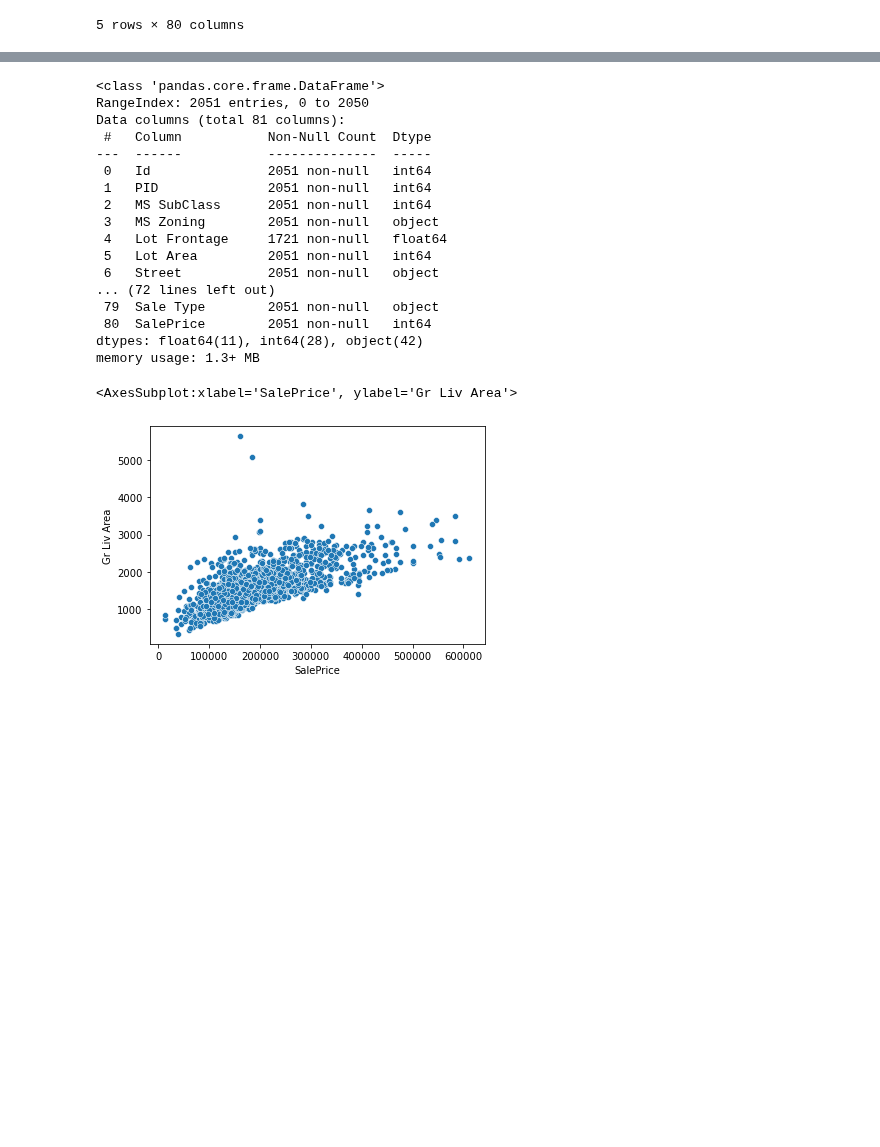
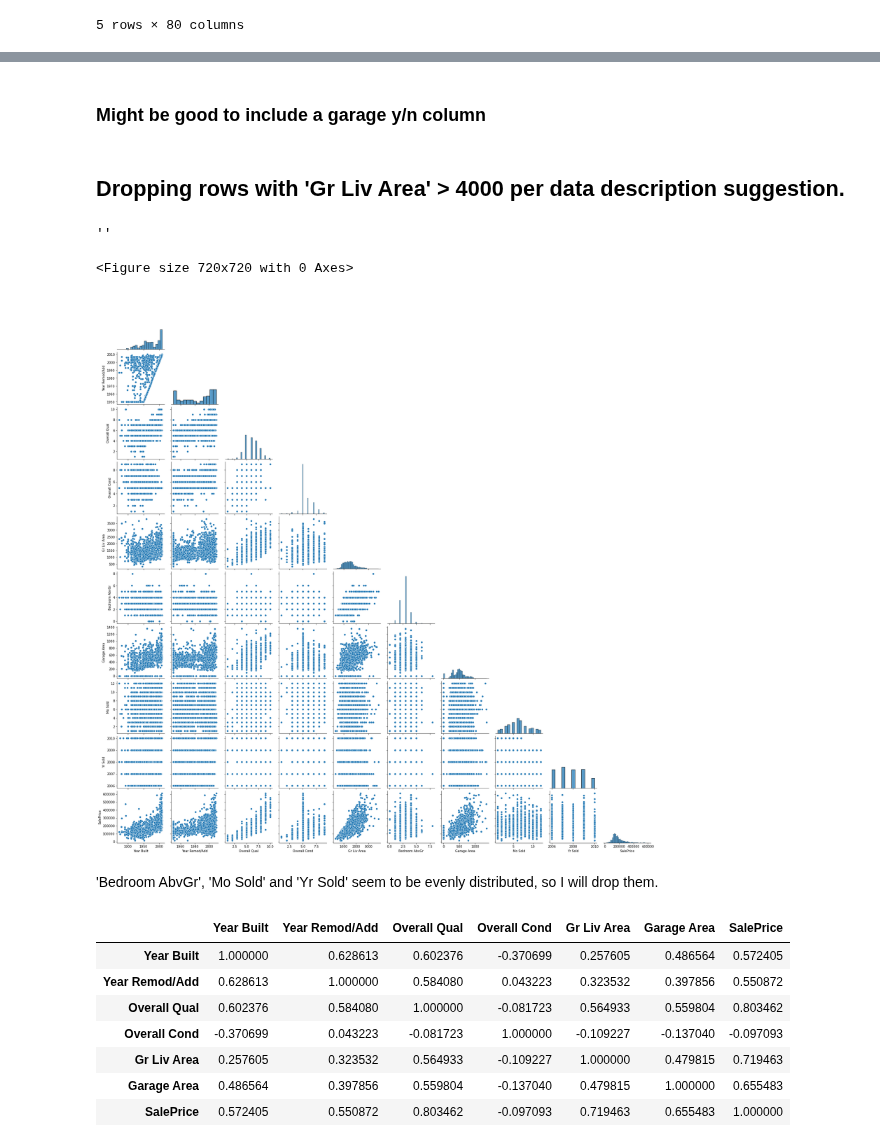
Before and after one commit to pezpet/general-assembly, a Jupyter notebook: labs/project-2-andres/code/01_EDA_and_Cleaning.ipynb, the cells around one changed output, grey strips where cells are left out. Cells and saved outputs as stored; diff of their text form; code cells hidden in the pictures; blank space fills up the shorter version.

Commit message:
Interesting features selected, updating before transforming categorical features for first model

```diff
--- a/labs/project-2-andres/code/01_EDA_and_Cleaning.ipynb
+++ b/labs/project-2-andres/code/01_EDA_and_Cleaning.ipynb
@@ -67,5 +53,5 @@ Index(['Id', 'PID', 'MS SubClass', 'MS Zoning', 'Lot Frontage', 'Lot Area',
 # %%
-# Keep only interesting features from reading data description
+# List interesting features from reading data description
 interesting = [
     'Lot Shape',
     'Land Contour',
@@ -86,4 +72,5 @@ interesting = [
     'Mo Sold',
     'Yr Sold',
     'Sale Type',
+    'SalePrice',
 ]
@@ -113,3 +77,6 @@ dtype: object
+# %%
+# Keep only interesting features
+train = train[interesting]
 # %%
 test.head()
 # %% [output]
@@ -122,0 +111,17 @@ test.head()
+# %% [markdown]
+### **Might be good to include a garage y/n column**
+# %% [markdown]
+## Dropping rows with 'Gr Liv Area' > 4000 per data description suggestion.
+# %%
+train = train[train['Gr Liv Area'] < 4000]
+test = test[test['Gr Liv Area'] < 4000]
+# %%
+plt.figure(figsize=(10,10))
+sns.pairplot(train, corner=True)
+;
+# %% [output]
+''
+<Figure size 720x720 with 0 Axes>
+[figure, added]
+# %% [markdown]
+'Bedroom AbvGr', 'Mo Sold' and 'Yr Sold' seem to be evenly distributed, so I will drop them.
@@ -123,26 +131,11 @@ test.head()
 # %%
-train.info()
+train.corr()
 # %% [output]
-<class 'pandas.core.frame.DataFrame'>
-RangeIndex: 2051 entries, 0 to 2050
-Data columns (total 81 columns):
- #   Column           Non-Null Count  Dtype
----  ------           --------------  -----
- 0   Id               2051 non-null   int64
- 1   PID              2051 non-null   int64
- 2   MS SubClass      2051 non-null   int64
- 3   MS Zoning        2051 non-null   object
- 4   Lot Frontage     1721 non-null   float64
- 5   Lot Area         2051 non-null   int64
- 6   Street           2051 non-null   object
-... (72 lines left out)
- 79  Sale Type        2051 non-null   object
- 80  SalePrice        2051 non-null   int64
-dtypes: float64(11), int64(28), object(42)
-memory usage: 1.3+ MB
+|  | Year Built | Year Remod/Add | Overall Qual | Overall Cond | Gr Liv Area | Garage Area | SalePrice |
+| Year Built | 1.000000 | 0.628613 | 0.602376 | -0.370699 | 0.257605 | 0.486564 | 0.572405 |
+| Year Remod/Add | 0.628613 | 1.000000 | 0.584080 | 0.043223 | 0.323532 | 0.397856 | 0.550872 |
+| Overall Qual | 0.602376 | 0.584080 | 1.000000 | -0.081723 | 0.564933 | 0.559804 | 0.803462 |
+| Overall Cond | -0.370699 | 0.043223 | -0.081723 | 1.000000 | -0.109227 | -0.137040 | -0.097093 |
+| Gr Liv Area | 0.257605 | 0.323532 | 0.564933 | -0.109227 | 1.000000 | 0.479815 | 0.719463 |
+| Garage Area | 0.486564 | 0.397856 | 0.559804 | -0.137040 | 0.479815 | 1.000000 | 0.655483 |
+| SalePrice | 0.572405 | 0.550872 | 0.803462 | -0.097093 | 0.719463 | 0.655483 | 1.000000 |
-# %%
-sns.scatterplot(x=train['SalePrice'], y=train['Gr Liv Area'])
-;
-# %% [output]
-<AxesSubplot:xlabel='SalePrice', ylabel='Gr Liv Area'>
-[figure, removed]
```
Also changed, not shown: parts of 6 cells of this notebook.
